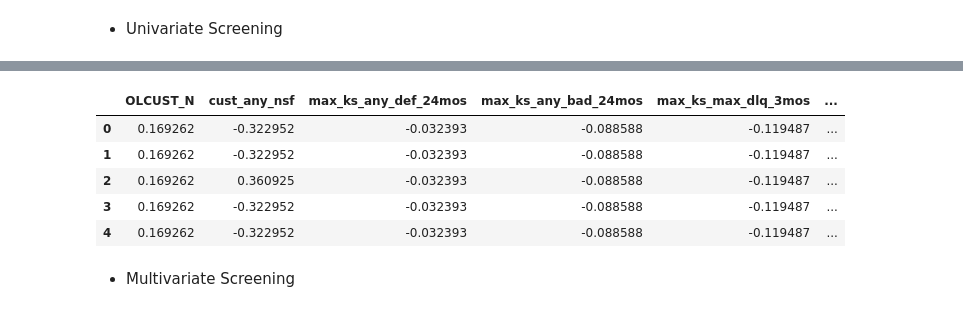
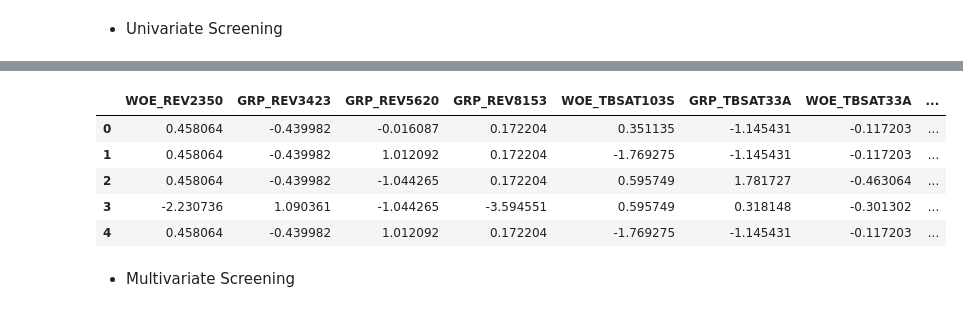
Before and after one commit to of1201/Retail-Credit-Modeling, a Jupyter notebook: src/Retail Credit Risk.ipynb, the cells around one changed output, grey strips where cells are left out. Cells and saved outputs as stored; diff of their text form; code cells hidden in the pictures.

```diff
--- a/src/Retail Credit Risk.ipynb
+++ b/src/Retail Credit Risk.ipynb
@@ -501,13 +502,9 @@ y_test1 = df_test['default_risk']
 # %%
-# variable without WOE
-# new_col = [i for i in df.columns if i not in df_WOE_sel]
-# df_Var_sel = df[new_col]
+# separate categorical and numeric features
+index_categ = X_temp.nunique()<=15
+index_numeric = X_temp.nunique()>15
 
-# separate categorical and numeric features
-index_categ = df.nunique()<=15
-index_numeric = df.nunique()>15
-
-df_Var_categ = df[df.columns[index_categ]]
-df_Var_numeric = df[df.columns[index_numeric]]
+df_Var_categ = X_temp[X_temp.columns[index_categ]]
+df_Var_numeric = X_temp[X_temp.columns[index_numeric]]
 df_Var_numeric.head()
 # %% [output]
@@ -541,7 +557,7 @@ df_Var_numeric.head()
 # %%
 # calculate WOE and IV for categorical variables without WOE
-def WOE_IV_cat_Cal(df, col):
-    df_iv = pd.crosstab(col,df['default_risk'])
+def WOE_IV_cat_Cal(y, col):
+    df_iv = pd.crosstab(col,y)
     iv = 0
     for i in range(len(df_iv.index)):
         # if some bins have 0 event, use adjust WOE by adding 0.5
@@ -560,7 +576,7 @@ def WOE_IV_cat_Cal(df, col):
 iv_list = pd.DataFrame(columns=('VAR_name', 'IV'))
 dropped_var = []
 for var in df_Var_categ.columns:
-    iv = WOE_IV_cat_Cal(df,df_Var_categ[var])
+    iv = WOE_IV_cat_Cal(y,df_Var_categ[var])
     # drop small IVs and too large IVs
     if iv > 0.02 and iv < 0.5:
         iv_series = pd.Series([var, iv], index = iv_list.columns)
@@ -579,9 +605,9 @@ iv_list
 # %%
 # calculate WOE and IV for categorical variables without WOE
-def WOE_IV_num_Cal(df, col):
-    # separate the numeric variables into 10 bins
-    col_binned = pd.cut(col, bins=10)
-    df_iv = pd.crosstab(col_binned,df['default_risk'])
+def WOE_IV_num_Cal(y, col):
+    # separate the numeric variables into 5 bins
+    col_binned = pd.cut(col, bins=5)
+    df_iv = pd.crosstab(col_binned,y)
     iv = 0
     for i in range(len(df_iv.index)):
         # if some bins have 0 event, use adjust WOE by adding 0.5
@@ -598,7 +624,7 @@ def WOE_IV_num_Cal(df, col):
     return iv
 
 for var in df_Var_numeric.columns:
-    iv = WOE_IV_num_Cal(df,df_Var_numeric[var])
+    iv = WOE_IV_num_Cal(y,df_Var_numeric[var])
     # drop small IVs and too large IVs
     if iv > 0.02 and iv < 0.5:
         iv_series = pd.Series([var, iv], index = iv_list.columns)
@@ -628,3 +652,0 @@ iv_list
-# %%
-dropped_var.remove('default_risk')
-dropped_var
@@ -640,12 +673,12 @@ dropped_var
 # %%
-df = df.drop(columns = dropped_var)
-df.head()
+X = X.drop(columns = dropped_var)
+X.head()
 # %% [output]
-|  | OLCUST_N | cust_any_nsf | max_ks_any_def_24mos | max_ks_any_bad_24mos | max_ks_max_dlq_3mos | ... |
-| 0 | 0.169262 | -0.322952 | -0.032393 | -0.088588 | -0.119487 | ... |
-| 1 | 0.169262 | -0.322952 | -0.032393 | -0.088588 | -0.119487 | ... |
-| 2 | 0.169262 | 0.360925 | -0.032393 | -0.088588 | -0.119487 | ... |
-| 3 | 0.169262 | -0.322952 | -0.032393 | -0.088588 | -0.119487 | ... |
-| 4 | 0.169262 | -0.322952 | -0.032393 | -0.088588 | -0.119487 | ... |
+|  | WOE_REV2350 | GRP_REV3423 | GRP_REV5620 | GRP_REV8153 | WOE_TBSAT103S | GRP_TBSAT33A | WOE_TBSAT33A | ... |
+| 0 | 0.458064 | -0.439982 | -0.016087 | 0.172204 | 0.351135 | -1.145431 | -0.117203 | ... |
+| 1 | 0.458064 | -0.439982 | 1.012092 | 0.172204 | -1.769275 | -1.145431 | -0.117203 | ... |
+| 2 | 0.458064 | -0.439982 | -1.044265 | 0.172204 | 0.595749 | 1.781727 | -0.463064 | ... |
+| 3 | -2.230736 | 1.090361 | -1.044265 | -3.594551 | 0.595749 | 0.318148 | -0.301302 | ... |
+| 4 | 0.458064 | -0.439982 | 1.012092 | 0.172204 | -1.769275 | -1.145431 | -0.117203 | ... |
 # %% [markdown]
 - Multivariate Screening
```
Also changed, not shown: parts of 28 cells of this notebook.
